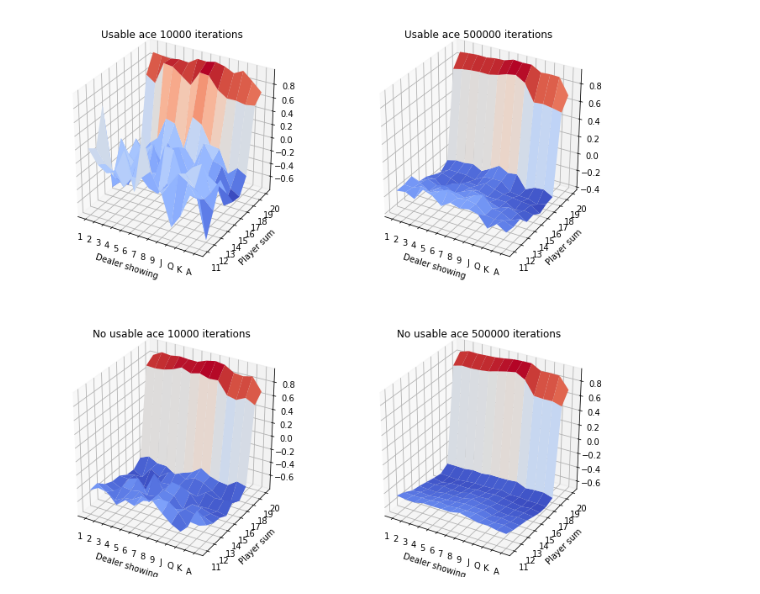
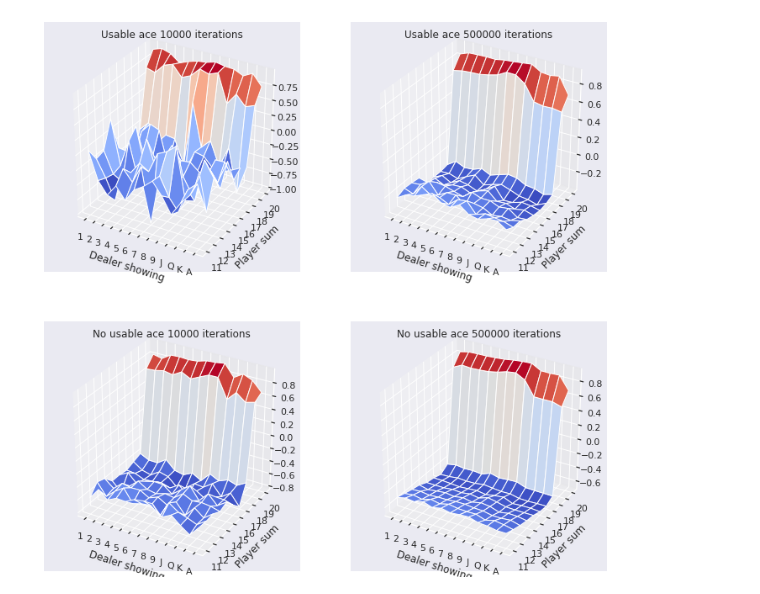
Before and after one commit to RDelg/rl-book, a Jupyter notebook: chapter5.ipynb, the cells around one changed output. Cells and saved outputs as stored; diff of their text form; code cells hidden in the pictures.

```diff
--- a/chapter5.ipynb
+++ b/chapter5.ipynb
@@ -79,7 +79,17 @@ class BlackJack():
 
     @property
     def state(self):
-        return (self.player_sum, self.usable_ace, list(self._CARDS.keys()).index(self.dealer_card))
+        return (self.player_sum,
+                self.usable_ace,
+                list(self._CARDS.keys()).index(self.dealer_card)
+        )
+
+    @state.setter
+    def state(self, state: tuple):
+        self.player_sum = state[0]
+        self.usable_ace = state[1]
+        self.dealer_card = list(self._CARDS.keys())[state[2]]
+        self._dealer_usable_ace = self.dealer_card == '_A'
 
     @staticmethod
     def hit(current_sum: int, usable_ace: bool):
@@ -106,20 +116,14 @@ class BlackJack():
     def step(self, action: int):
         """Performs an action and returns the enviroment response.
             Posible action values:
-                - 0: Hit
-                - 1: Stick
+                - 0: Stick
+                - 1: Hit
             The return value is a tuple where each position is:
                 - [0]: A boolean indicating if the game has ended
                 - [1]: The reward obtained
                 - [2]: The new state of the game
         """
         if action == 0:
-            self.player_sum, self.usable_ace = self.hit(self.player_sum, self.usable_ace)
-            if self.player_sum > 21: # Bust
-                return True, -1, None
-            else:
-                return False, 0, self.state
-        elif action == 1:
             dealer_sum = self.stick()
             if dealer_sum > 21: # Dealer bust
                 return True, 1, None
@@ -129,6 +133,12 @@ class BlackJack():
                 return True, 1, None
             else:
                 return True, 0, None
+        elif action == 1:
+            self.player_sum, self.usable_ace = self.hit(self.player_sum, self.usable_ace)
+            if self.player_sum > 21: # Bust
+                return True, -1, None
+            else:
+                return False, 0, self.state
         else:
             raise Exception(f'Invalid action: {action}')
 # %%
@@ -178,6 +188,8 @@ class MonteCarloSVPredictor():
 import matplotlib.pyplot as plt
 from matplotlib import cm
 from mpl_toolkits.mplot3d import Axes3D
+import seaborn as sns
+sns.set()
 
 def plot_state_value(value, ax=None, title='Value', figsize=(6,6)):
     if ax is None:
@@ -188,7 +200,6 @@ def plot_state_value(value, ax=None, title='Value', figsize=(6,6)):
     y_range = value.shape[0]
     X, Y = np.meshgrid(np.arange(x_range), np.arange(y_range))
     ax.plot_surface(X, Y, value, cmap=cm.coolwarm)
-
     ax.set_xticks(np.arange(x_range))
     ax.set_yticks(np.arange(y_range))
     ax.set_xlabel('Dealer showing')
@@ -201,17 +212,17 @@ def plot_state_value(value, ax=None, title='Value', figsize=(6,6)):
 # %%
 def figure_5_1(figsize=(12,12)):
     fig = plt.figure(figsize=figsize)
     env = BlackJack()
-    policy = lambda state: state[0] >= 20
+    policy = lambda state: state[0] < 20
     for i, iter in enumerate([10000, 500000]):
         mc = MonteCarloSVPredictor(env)
         mc.predict(policy, n=iter)
         plot_state_value(mc.state_value[:,1,:], fig.add_subplot(2,2,1+i,projection='3d'), f'Usable ace {iter} iterations')
         plot_state_value(mc.state_value[:,0,:], fig.add_subplot(2,2,3+i,projection='3d'), f'No usable ace {iter} iterations')
 
 figure_5_1()
 # %% [output]
-[figure, old version]
+[figure, new version]
 # %%
 class MonteCarloController():
     """Monte Carlo (S)tate (A)ction (V)alue Controller"""
```
Also changed, not shown: parts of 5 cells of this notebook.
